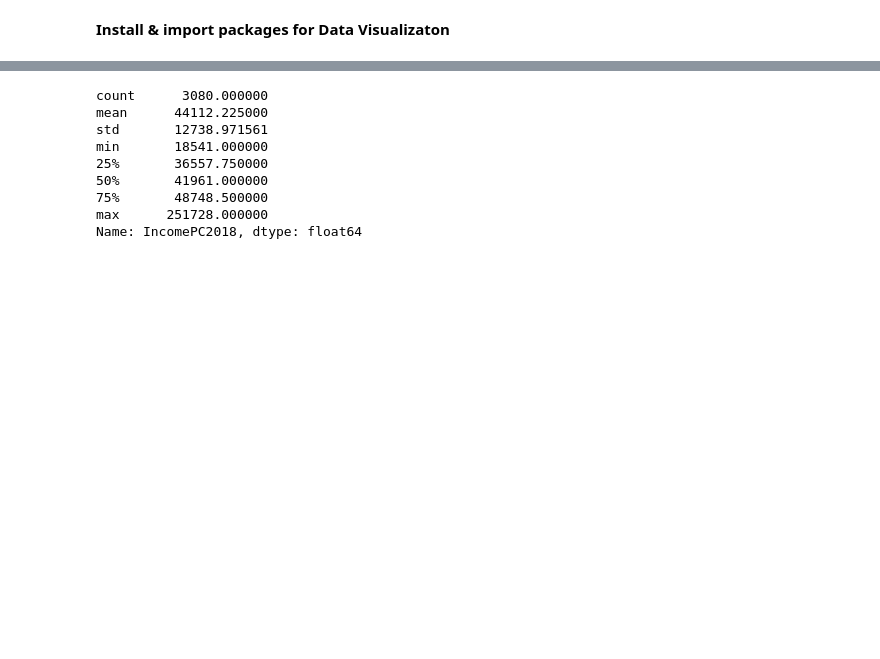
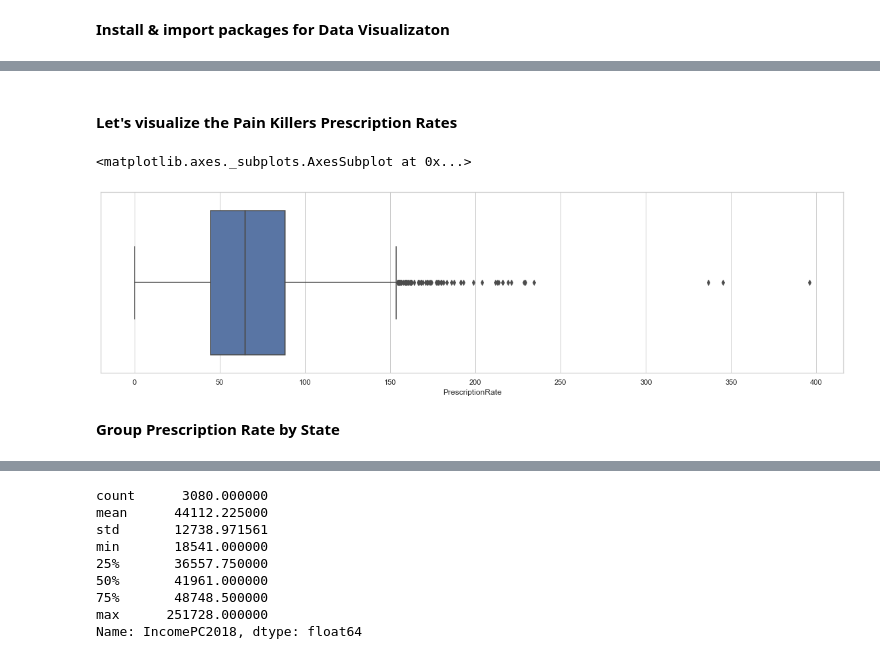
Before and after one commit to ArtSciBiz/Coursera_Capstone, a Jupyter notebook: DataSciencePro_CapstoneProject.ipynb, the cells around one changed output, grey strips where cells are left out. Saved outputs shown, nothing was run; the diff lists cells and outputs as text; code cells hidden in the pictures; blank space fills up the shorter version.

```diff
--- a/DataSciencePro_CapstoneProject.ipynb
+++ b/DataSciencePro_CapstoneProject.ipynb
@@ -27,0 +93,24 @@ import seaborn as sns
+# %%
+# Define a DataFrame named prefixed with pkop to signify Prescription Rate of Opioids
+#pkpDataFrame = pd.read_csv('https://datascience-capstone-project.s3.us-south.cloud-object-storage.appdomain.cloud/USCountyPainKillerPrescribingRates2017.csv')
+
+# Create Pain-Killer-Prescription DataFrame (see pkp prrefix)
+pkpDataFrame = pd.read_csv('USCountyPainKillerPrescribingRates2017.csv')
+
+
+# Obtain the Descriptive Statistics of Prescription rates (Avg, Median, & Standard Deviation)
+print(pkpDataFrame['PrescriptionRate'].describe())
+
+# If prescription rate is more than 50 for every 100 people, classify the county as Painful (in pain)
+pkpDataFrame.loc[pkpDataFrame['PrescriptionRate'] > 50, 'PainClass'] = 'Painful'
+pkpDataFrame.loc[pkpDataFrame['PrescriptionRate'] <= 50, 'PainClass'] = 'Painfree'
+
+pkpDataFrame.to_csv('USPainKillerPrescribingRate2017Above50Percent.csv')
+
+
+# Print info about the data frame
+print("\n**********\nPain Killer Prescription DataFrame details:\n**********\n")
+print(pkpDataFrame.info())
+
+
+pkpDataFrame.head()
@@ -27,0 +141,13 @@ import seaborn as sns
+# %% [markdown]
+#### Let's visualize the Pain Killers Prescription Rates
+# %%
+# Use pyplot/seaborn image use pyplot.figure to change the figure size.
+plt.figure(figsize=(20, 5))
+
+sns.set(style='whitegrid')
+sns.boxplot(x="PrescriptionRate", data=pkpDataFrame)
+# %% [output]
+<matplotlib.axes._subplots.AxesSubplot at 0x...>
+[figure, added]
+# %% [markdown]
+**Group Prescription Rate by State**
```
Also changed, not shown: parts of 120 cells of this notebook.
